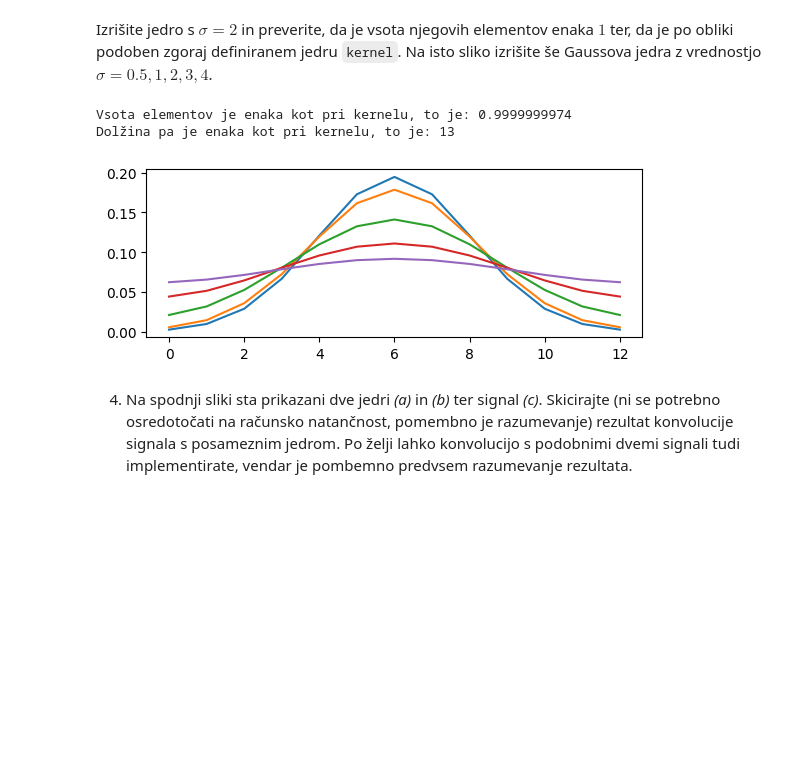
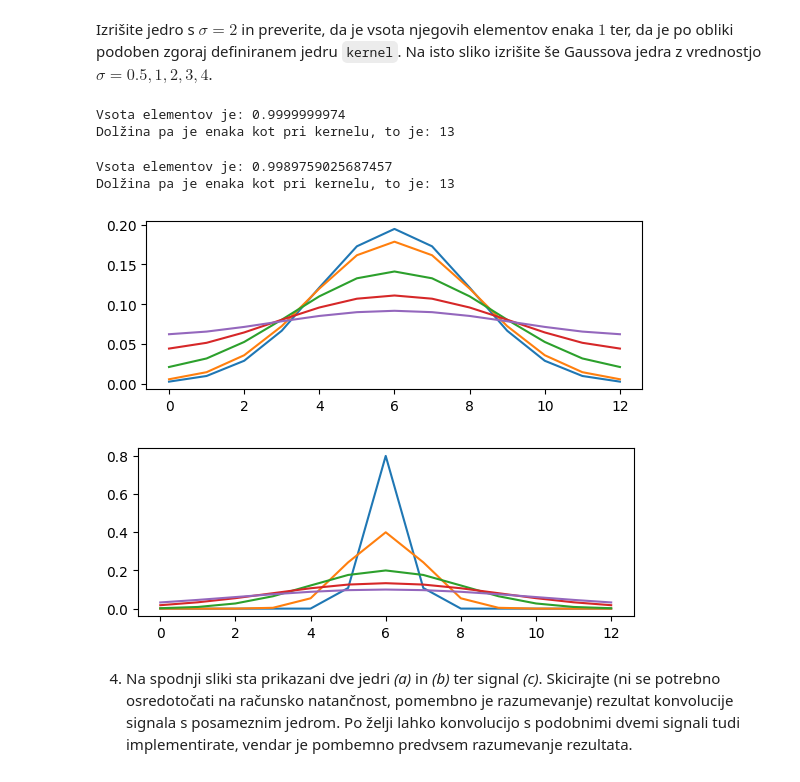
Before and after one commit to Krevs321/Robotika, a Jupyter notebook: vaja2.ipynb, the cells around one changed output. Drawn from its saved outputs; the diff is of its cells as text; code cells hidden in the pictures; blank space fills up the shorter version.

```diff
--- a/vaja2.ipynb
+++ b/vaja2.ipynb
@@ -118,26 +118,46 @@ from scipy.ndimage import gaussian_filter
 def simple_gauss(sigma):
     # TO-DO
     return gaussian_filter(kernel, sigma=sigma)
+# %%
+def simple_gauss1(sigma):
+    n = len(kernel)
+    r = range(-int(n/2), int(n/2)+1)
+    return [1 / (sigma * math.sqrt(2*math.pi)) * math.exp(-float(x)**2/(2*sigma**2)) for x in r]
 # %% [markdown]
 Izrišite jedro s $\sigma=2$ in preverite, da je vsota njegovih elementov enaka $1$ ter, da je po obliki podoben zgoraj definiranem jedru ``kernel``. Na isto sliko izrišite še Gaussova jedra z vrednostjo $\sigma = 0.5, 1, 2, 3, 4$.
 # %%
-print("Vsota elementov je enaka kot pri kernelu, to je:", sum(simple_gauss(2)))
+print("Vsota elementov je:", sum(simple_gauss(2)))
 print("Dolžina pa je enaka kot pri kernelu, to je:", len(simple_gauss(2)))
 # %% [output]
-Vsota elementov je enaka kot pri kernelu, to je: 0.9999999974
+Vsota elementov je: 0.9999999974
 Dolžina pa je enaka kot pri kernelu, to je: 13
+# %%
+print("Vsota elementov je:", sum(simple_gauss1(2)))
+print("Dolžina pa je enaka kot pri kernelu, to je:", len(simple_gauss1(2)))
+# %% [output]
+Vsota elementov je: 0.9989759025687457
+Dolžina pa je enaka kot pri kernelu, to je: 13
 # %%
 # TO-DO: Izrisite razlicna Gaussova jedra
 fig = plt.figure(1)
-ax = fig.add_subplot( 2, 1, 1 )
+ax = fig.add_subplot(2, 1, 1)
 ax.plot(simple_gauss(0.5))
 ax.plot(simple_gauss(1))
 ax.plot(simple_gauss(2))
 ax.plot(simple_gauss(3))
-ax.plot(simple_gauss(4) )
+ax.plot(simple_gauss(4))
 plt.show()
+fig = plt.figure(1)
+ax = fig.add_subplot( 2, 1, 2)
+ax.plot(simple_gauss1(0.5))
+ax.plot(simple_gauss1(1))
+ax.plot(simple_gauss1(2))
+ax.plot(simple_gauss1(3))
+ax.plot(simple_gauss1(4))
+plt.show()
 # %% [output]
 [figure]
+[figure, added]
 # %% [markdown]
 4. Na spodnji sliki sta prikazani dve jedri <i>(a)</i> in <i>(b)</i> ter signal <i>(c)</i>. Skicirajte (ni se potrebno osredotočati na računsko natančnost, pomembno je razumevanje) rezultat konvolucije signala s posameznim jedrom. Po želji lahko konvolucijo s podobnimi dvemi signali tudi implementirate, vendar je pombemno predvsem razumevanje rezultata.
 
```
Also changed, not shown: parts of 10 cells of this notebook.
